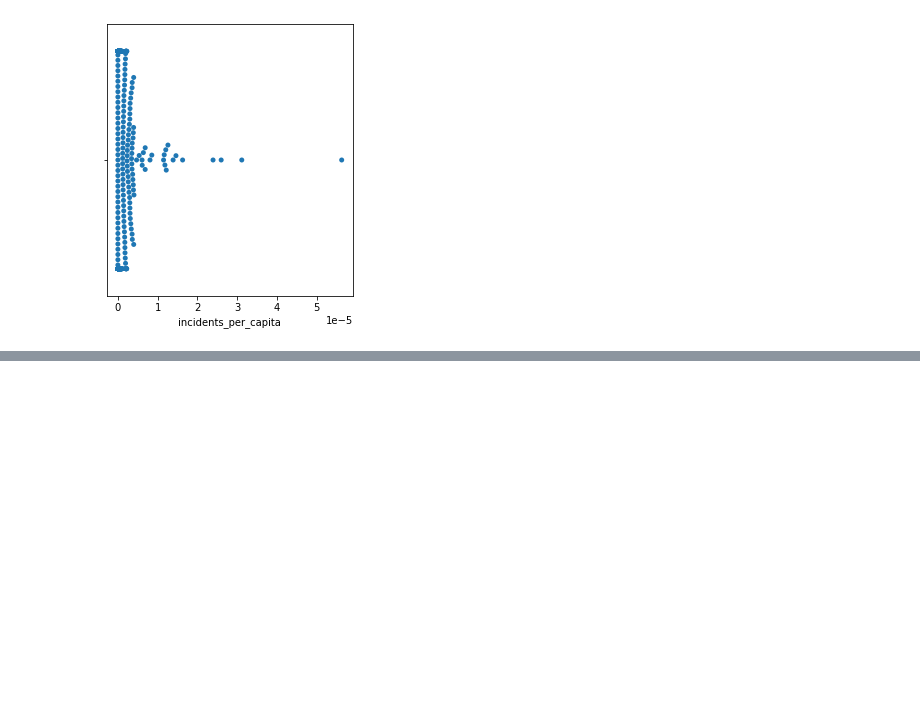
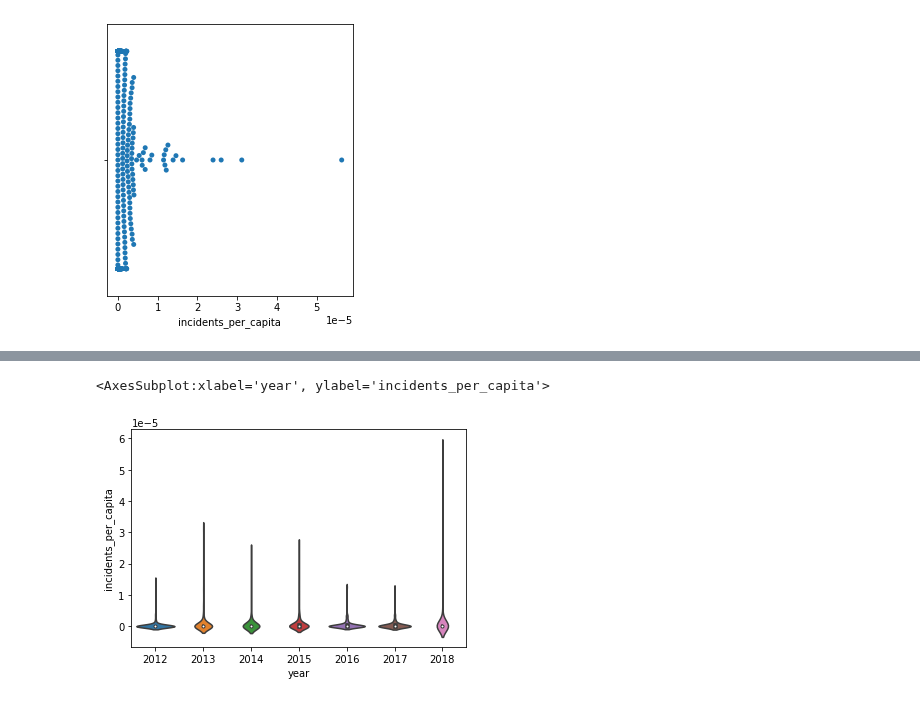
Before and after one commit to brooke-l-hawkins/milestone-i-project, a Jupyter notebook: code/visualize-distribution-incident-per-capita.ipynb, the cells around one changed output, grey strips where cells are left out. Saved outputs shown, nothing was run; the diff lists cells and outputs as text; code cells hidden in the pictures; blank space fills up the shorter version.

```diff
--- a/code/visualize-distribution-incident-per-capita.ipynb
+++ b/code/visualize-distribution-incident-per-capita.ipynb
@@ -127,0 +148,6 @@ ax1 = sns.swarmplot(x=all_x)
+# %%
+# create violin plot for all countries, split by year
+sns.violinplot(x='year', y='incidents_per_capita', data=df)
+# %% [output]
+<AxesSubplot:xlabel='year', ylabel='incidents_per_capita'>
+[figure, added]
```
Also changed, not shown: parts of 11 cells of this notebook.
